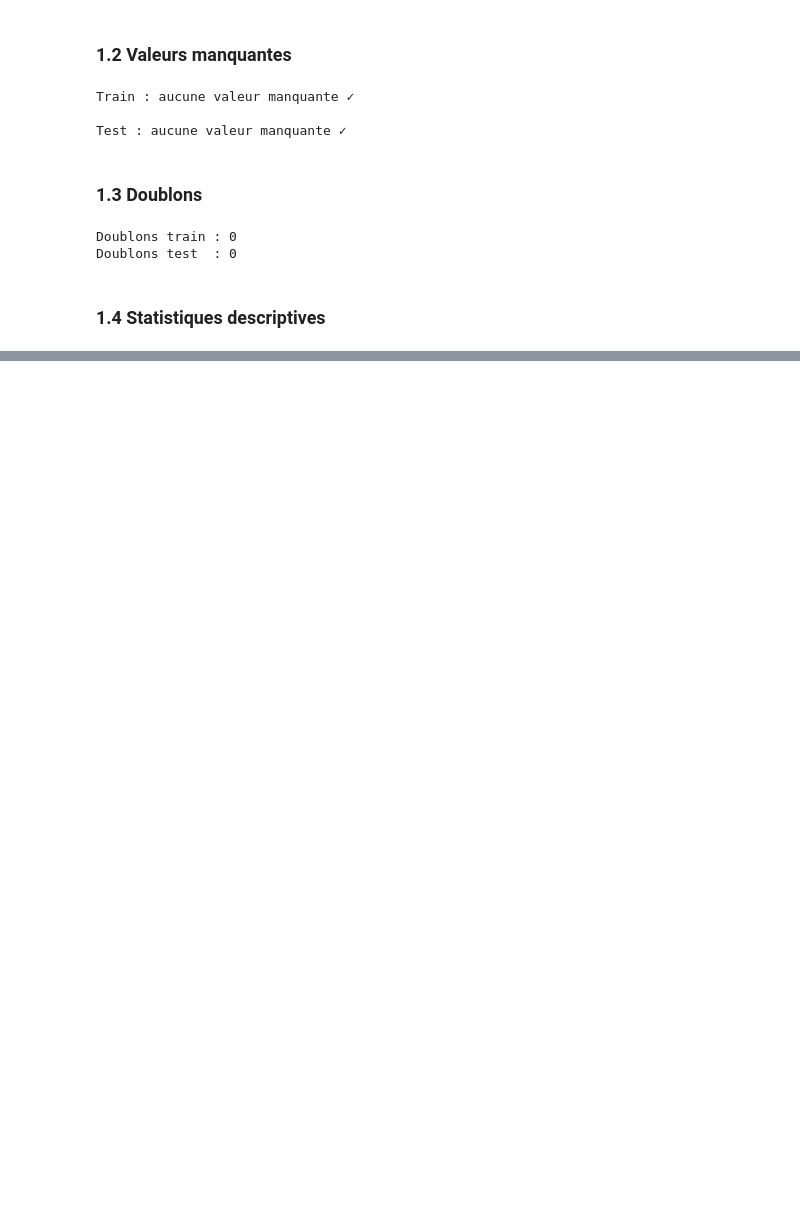
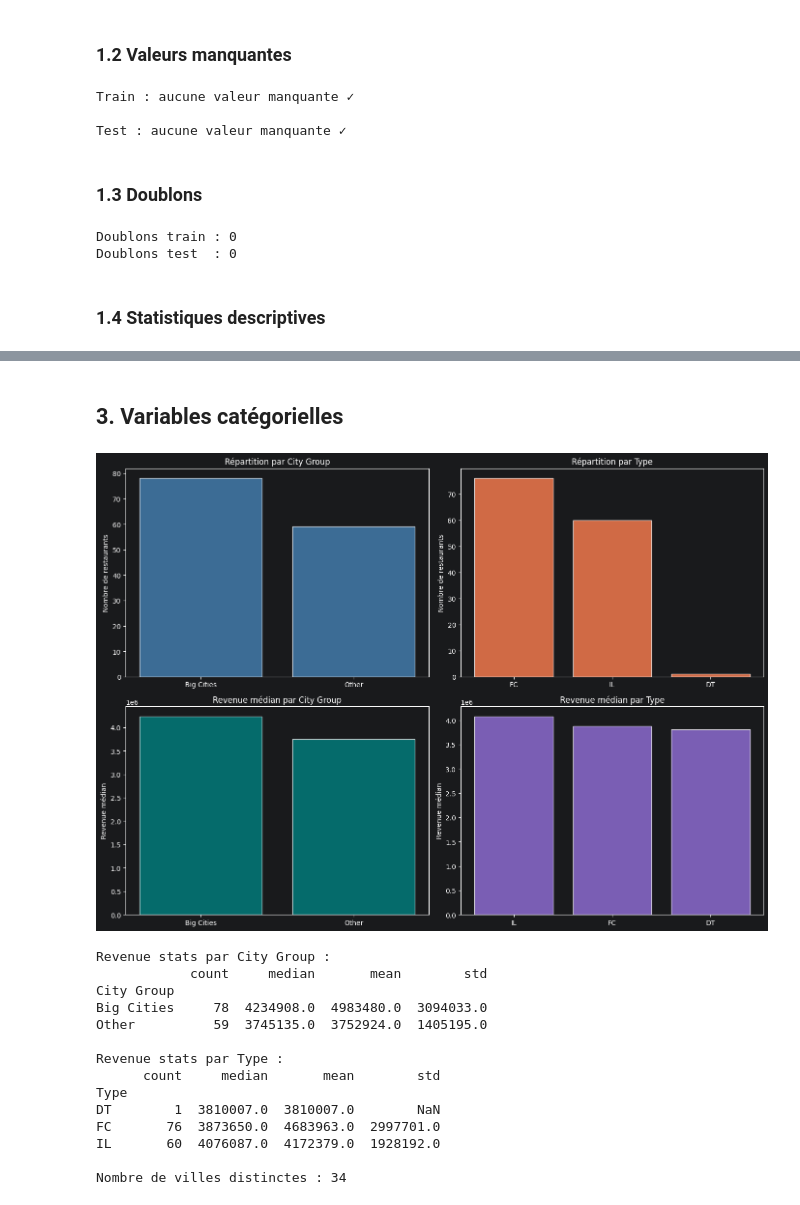
Before and after one commit to mlndiaye/restaurant-revenue-mlops, a Jupyter notebook: notebooks/01_eda.ipynb, the cells around one changed output, grey strips where cells are left out. Drawn from its saved outputs; the diff is of its cells as text; code cells hidden in the pictures; blank space fills up the shorter version.

```diff
--- a/notebooks/01_eda.ipynb
+++ b/notebooks/01_eda.ipynb
@@ -127,0 +249,49 @@ train.describe(include="all").T.style.format(precision=2)
+# %% [markdown]
+## 3. Variables catégorielles
+# %%
+fig, axes = plt.subplots(2, 2, figsize=(14, 10))
+
+cg = train['City Group'].value_counts()
+axes[0, 0].bar(cg.index, cg.values, color='steelblue', alpha=0.8, edgecolor='white')
+axes[0, 0].set_title('Répartition par City Group')
+axes[0, 0].set_ylabel('Nombre de restaurants')
+
+tp = train['Type'].value_counts()
+axes[0, 1].bar(tp.index, tp.values, color='coral', alpha=0.8, edgecolor='white')
+axes[0, 1].set_title('Répartition par Type')
+axes[0, 1].set_ylabel('Nombre de restaurants')
+
+rev_cg = train.groupby('City Group')['revenue'].median().sort_values(ascending=False)
+axes[1, 0].bar(rev_cg.index, rev_cg.values, color='teal', alpha=0.8, edgecolor='white')
+axes[1, 0].set_title('Revenue médian par City Group')
+axes[1, 0].set_ylabel('Revenue médian')
+
+rev_tp = train.groupby('Type')['revenue'].median().sort_values(ascending=False)
+axes[1, 1].bar(rev_tp.index, rev_tp.values, color='mediumpurple', alpha=0.8, edgecolor='white')
+axes[1, 1].set_title('Revenue médian par Type')
+axes[1, 1].set_ylabel('Revenue médian')
+
+plt.tight_layout()
+plt.show()
+
+print("Revenue stats par City Group :")
+print(train.groupby('City Group')['revenue'].agg(['count', 'median', 'mean', 'std']).round(0))
+print("\nRevenue stats par Type :")
+print(train.groupby('Type')['revenue'].agg(['count', 'median', 'mean', 'std']).round(0))
+print(f"\nNombre de villes distinctes : {train['City'].nunique()}")
+# %% [output]
+[figure, added]
+Revenue stats par City Group :
+            count     median       mean        std
+City Group
+Big Cities     78  4234908.0  4983480.0  3094033.0
+Other          59  3745135.0  3752924.0  1405195.0
+
+Revenue stats par Type :
+      count     median       mean        std
+Type
+DT        1  3810007.0  3810007.0        NaN
+FC       76  3873650.0  4683963.0  2997701.0
+IL       60  4076087.0  4172379.0  1928192.0
+
+Nombre de villes distinctes : 34
```
Also changed, not shown: parts of 23 cells of this notebook.
